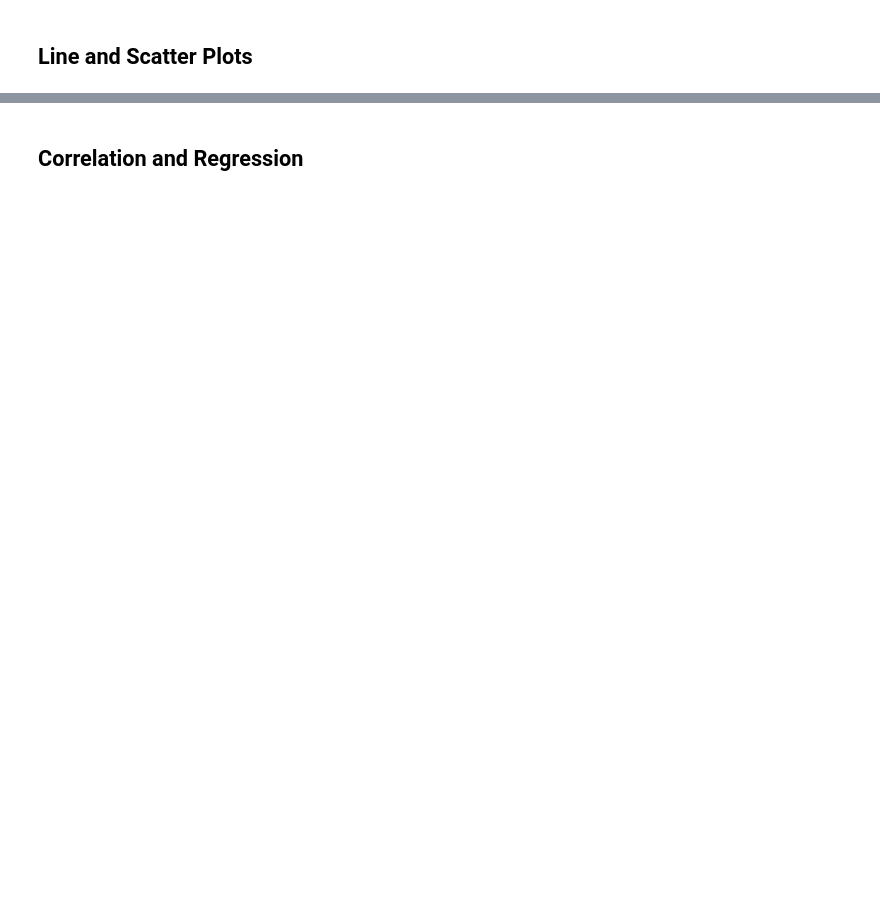
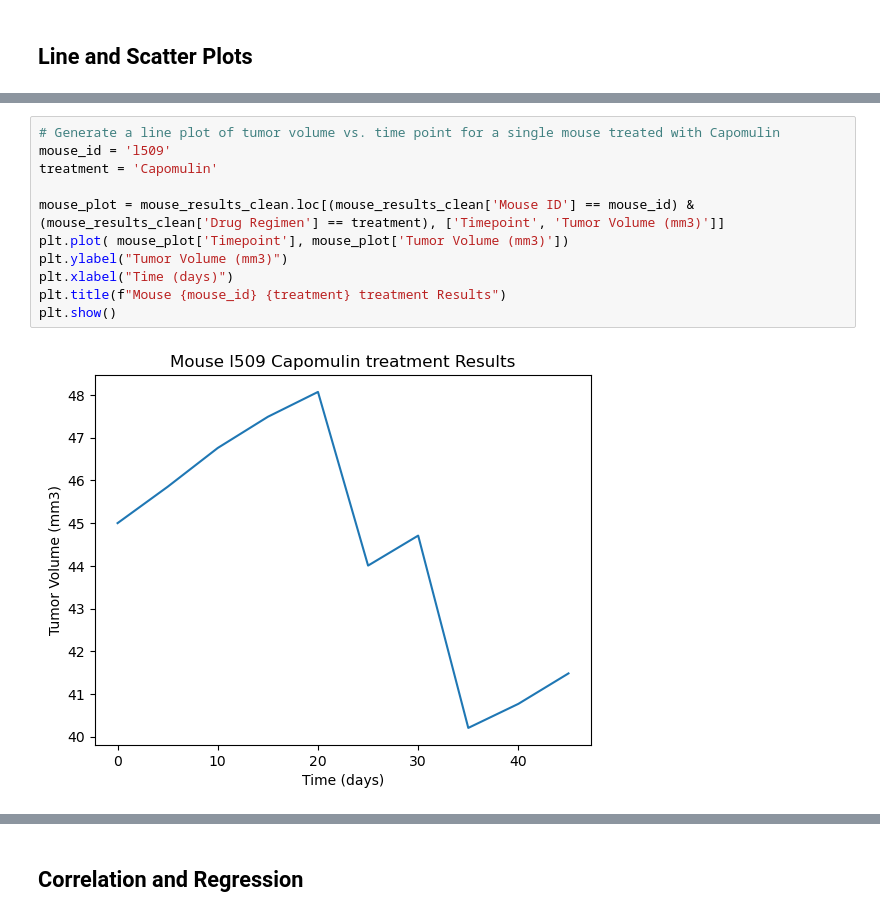
Before and after one commit to rfe123/umn_data_matplotlib_challenge, a Jupyter notebook: Pymaceuticals/pymaceuticals_starter.ipynb, the cells around one changed output, grey strips where cells are left out. Cells and saved outputs as stored; diff of their text form; blank space fills up the shorter version.

```diff
--- a/Pymaceuticals/pymaceuticals_starter.ipynb
+++ b/Pymaceuticals/pymaceuticals_starter.ipynb
@@ -230,0 +246,13 @@ Ceftamin's potential outliers: Series([], Name: Tumor Volume (mm3), dtype: float
+# %%
+# Generate a line plot of tumor volume vs. time point for a single mouse treated with Capomulin
+mouse_id = 'l509'
+treatment = 'Capomulin'
+
+mouse_plot = mouse_results_clean.loc[(mouse_results_clean['Mouse ID'] == mouse_id) & (mouse_results_clean['Drug Regimen'] == treatment), ['Timepoint', 'Tumor Volume (mm3)']]
+plt.plot( mouse_plot['Timepoint'], mouse_plot['Tumor Volume (mm3)'])
+plt.ylabel("Tumor Volume (mm3)")
+plt.xlabel("Time (days)")
+plt.title(f"Mouse {mouse_id} {treatment} treatment Results")
+plt.show()
+# %% [output]
+[figure, added]
```
Also changed, not shown: parts of 9 cells of this notebook.
